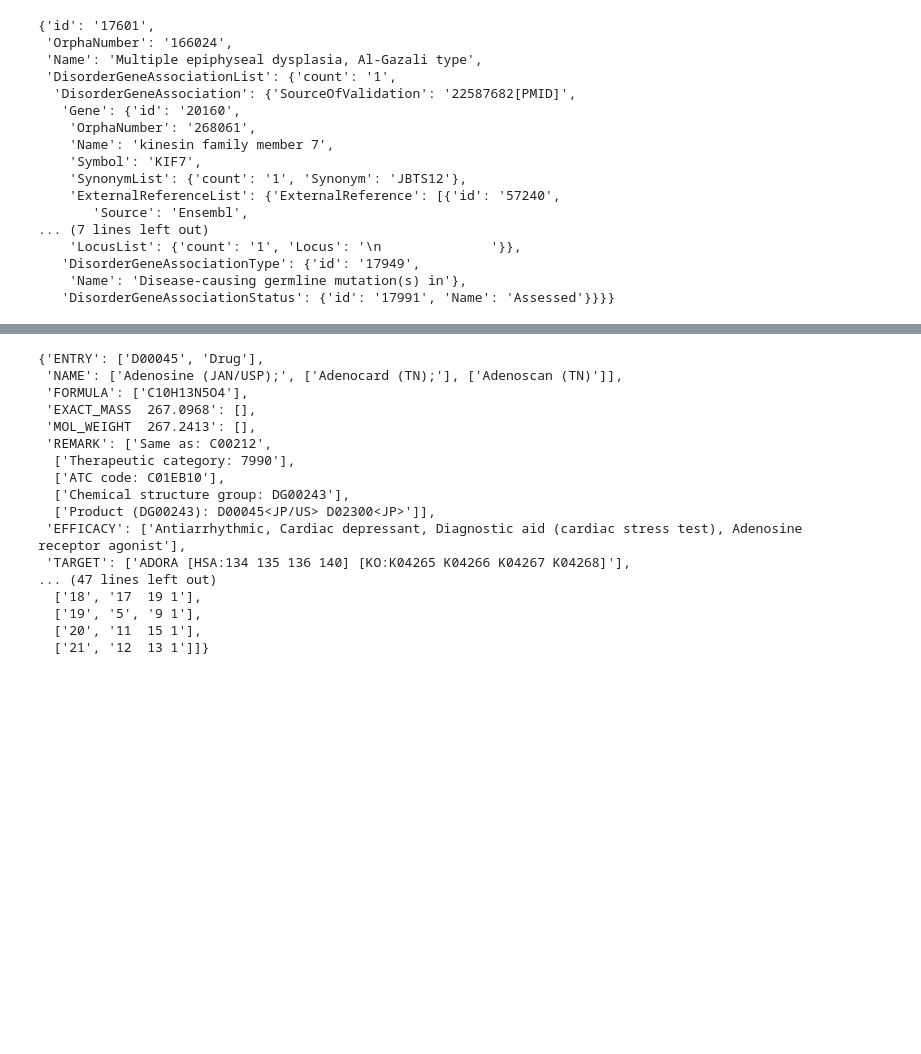
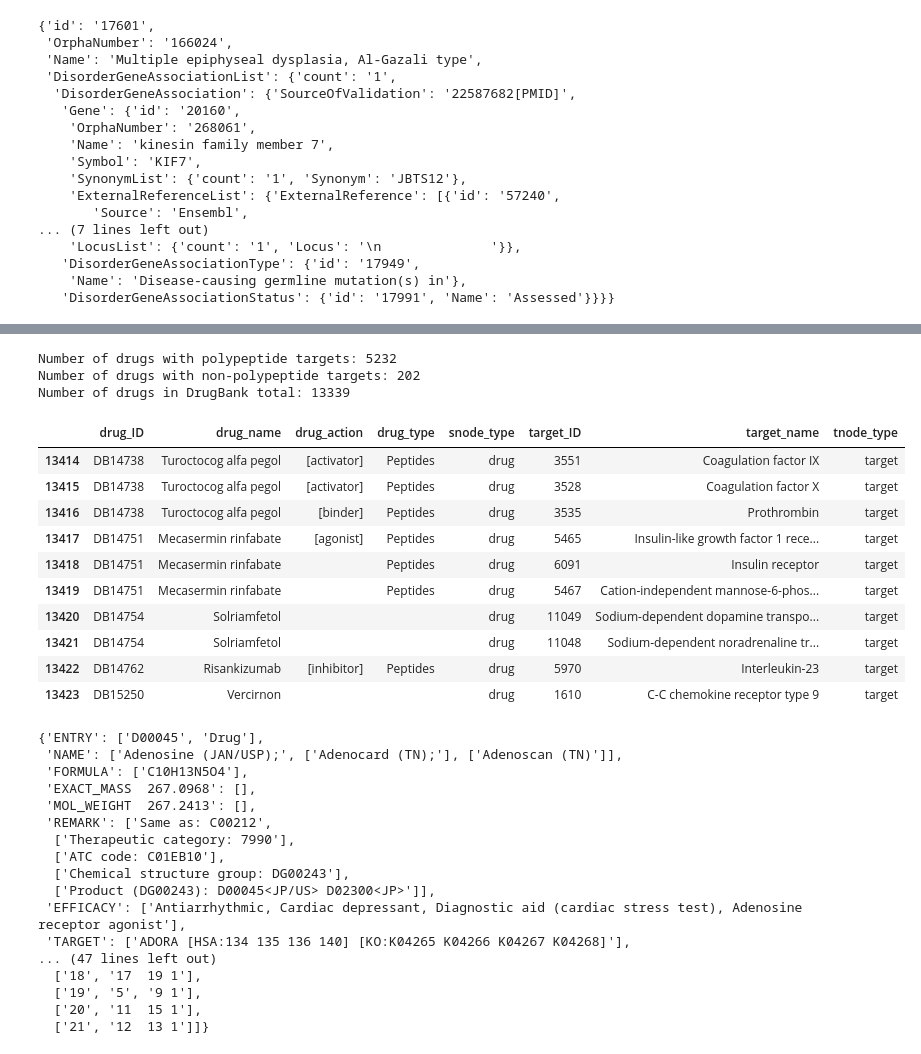
Before and after one commit to saraheyam/G4006_TranslationalFinalProject, a Jupyter notebook: Code/graph-extraction-from-db.ipynb, the cells around one changed output, grey strips where cells are left out. Drawn from its saved outputs; the diff is of its cells as text; code cells hidden in the pictures; blank space fills up the shorter version.

```diff
--- a/Code/graph-extraction-from-db.ipynb
+++ b/Code/graph-extraction-from-db.ipynb
@@ -305,0 +327,78 @@ drug
+# %%
+# Create list of dictionaries, with each dict containing info for a single drug
+drugs_list = db_dict['drug']
+
+drugs_w_targets = list()
+counter_notpp = 0
+for drug in drugs_list:
+    if 'target' not in str(drug['targets']):
+        pass
+    elif 'polypeptide' not in str(drug['targets']['target'][0]):
+        counter_notpp += 1
+    elif 'HUGO Gene Nomenclature Committee (HGNC)' in str(drug['targets']['target'][0]['polypeptide'][0]['external-identifiers']['external-identifier']):
+        drugs_w_targets.append(drug)
+
+print("Number of drugs with polypeptide targets: " + str(len(drugs_w_targets)))
+print("Number of drugs with non-polypeptide targets: " + str(counter_notpp))
+print("Number of drugs in DrugBank total: " + str(len(drugs_list)))
+# %% [output]
+Number of drugs with polypeptide targets: 5232
+Number of drugs with non-polypeptide targets: 202
+Number of drugs in DrugBank total: 13339
+# %%
+# Need source(drug) columns: drugs_list<insert indices>
+    # drug_ID: id[i] if id[i]['@primary'] == True for id in ['drugbank-id']
+    # drug_name: ['name']
+    # drug_action: ['targets']['target'][i]['actions']['action']
+    # drug_type: ['classification']['direct-parent']
+# Need target(gene) columns: drugs_list['targets']['target']<insert indices>
+    # target_ID: ['polypeptide'][i]['external-identifiers']['external-identifier'][i][]
+    # target_name: ['name']
+
+DB_cols = ['drug_ID', 'drug_name', 'drug_action', 'drug_type', 'snode_type',
+          'target_ID', 'target_name', 'tnode_type']
+DB_df = pd.DataFrame(columns = DB_cols)
+# idx = 0
+for i, drug in enumerate(drugs_w_targets):
+    for ID in drug['drugbank-id']:
+        if ID['@primary'] == True:
+            drug_ID = ID['$']
+    drug_name = drug['name']
+    if 'classification' not in drug.keys():
+        drug_type = ''
+    else:
+        drug_type = drug['classification']['direct-parent']
+    snode_type = 'drug'
+
+    for target in drug['targets']['target']:
+        if 'polypeptide' not in target.keys():
+            pass
+        elif 'HGNC' not in str(target['polypeptide'][0]['external-identifiers']['external-identifier'][0]['identifier']):
+            pass
+        else:
+            HGNC = target['polypeptide'][0]['external-identifiers']['external-identifier'][0]['identifier'].split(':')[1]
+            target_ID = HGNC
+            target_name = target['name']
+            tnode_type = 'target'
+            if target['actions'] == None:
+                drug_action = ''
+            else:
+                drug_action = target['actions']['action']
+            newrow = [drug_ID, drug_name, drug_action, drug_type, snode_type, target_ID, target_name, tnode_type]
+            DB_df.loc[len(DB_df)] = newrow
+#     print(idx)
+#     idx += 1
+# %%
+DB_df.tail(10)
+# %% [output]
+|  | drug_ID | drug_name | drug_action | drug_type | snode_type | target_ID | target_name | tnode_type |
+| 13414 | DB14738 | Turoctocog alfa pegol | [activator] | Peptides | drug | 3551 | Coagulation factor IX | target |
+| 13415 | DB14738 | Turoctocog alfa pegol | [activator] | Peptides | drug | 3528 | Coagulation factor X | target |
+| 13416 | DB14738 | Turoctocog alfa pegol | [binder] | Peptides | drug | 3535 | Prothrombin | target |
+| 13417 | DB14751 | Mecasermin rinfabate | [agonist] | Peptides | drug | 5465 | Insulin-like growth factor 1 rece... | target |
+| 13418 | DB14751 | Mecasermin rinfabate |  | Peptides | drug | 6091 | Insulin receptor | target |
+| 13419 | DB14751 | Mecasermin rinfabate |  | Peptides | drug | 5467 | Cation-independent mannose-6-phos... | target |
+| 13420 | DB14754 | Solriamfetol |  |  | drug | 11049 | Sodium-dependent dopamine transpo... | target |
+| 13421 | DB14754 | Solriamfetol |  |  | drug | 11048 | Sodium-dependent noradrenaline tr... | target |
+| 13422 | DB14762 | Risankizumab | [inhibitor] | Peptides | drug | 5970 | Interleukin-23 | target |
+| 13423 | DB15250 | Vercirnon |  |  | drug | 1610 | C-C chemokine receptor type 9 | target |
```
Also changed, not shown: parts of 19 cells of this notebook, 8 other files.
